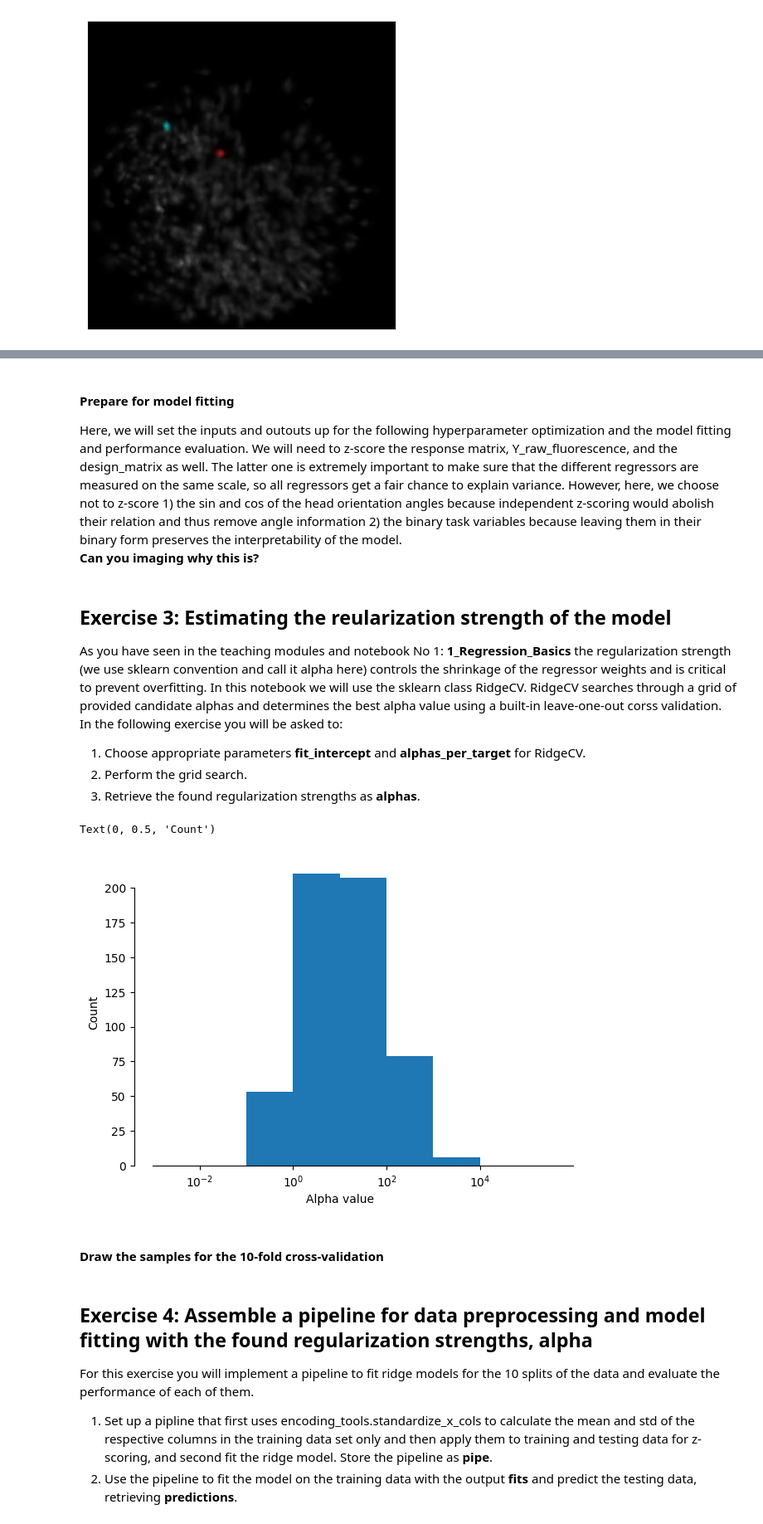
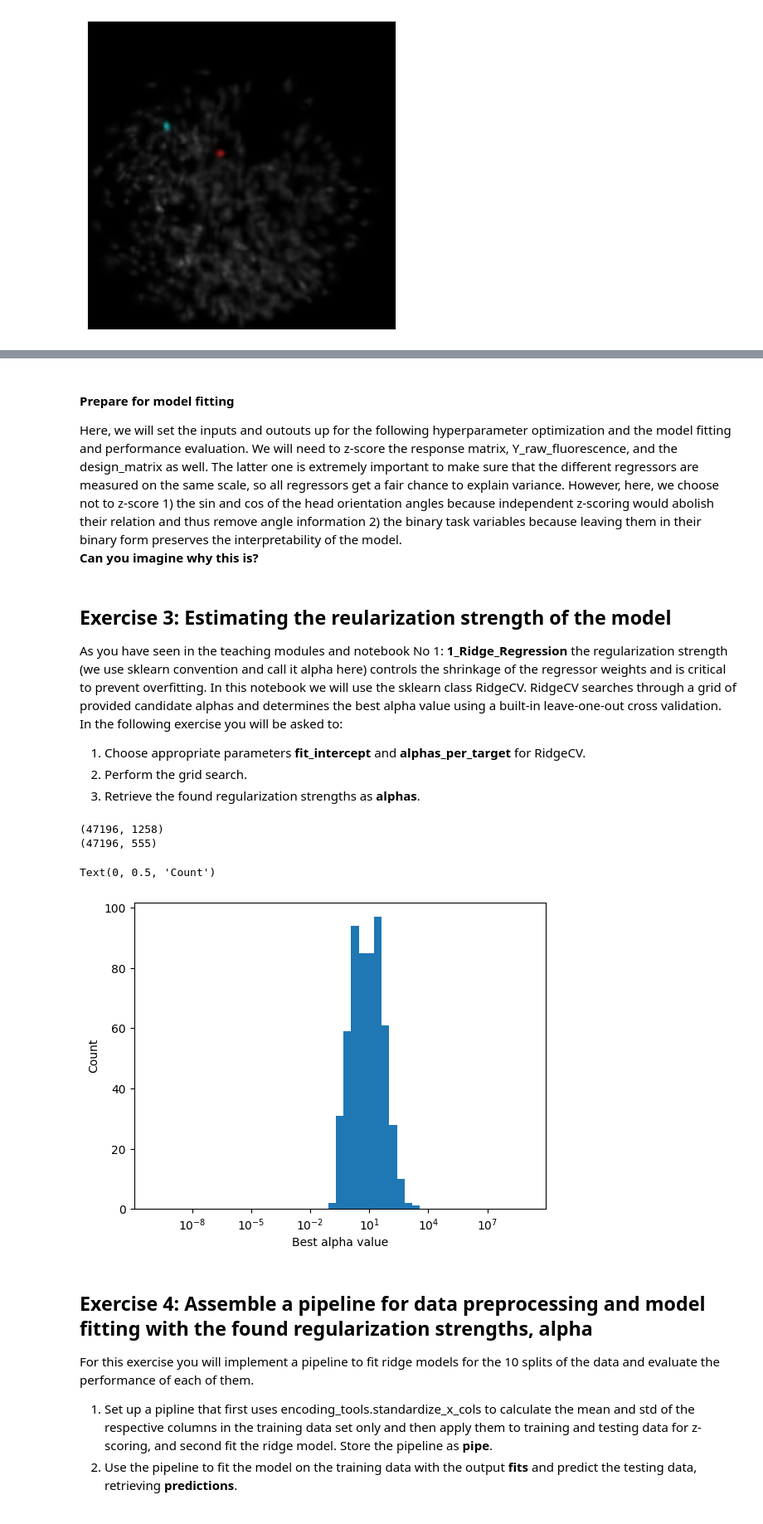
Before and after one commit to churchlandlab/DataSAI_summer_school, a Jupyter notebook: 2_Fitting_Neural_Data.ipynb, the cells around one changed output, grey strips where cells are left out. Shown: that part at 83% size. Cells and saved outputs as stored; diff of their text form; code cells hidden in the pictures.

```diff
--- a/2_Fitting_Neural_Data.ipynb
+++ b/2_Fitting_Neural_Data.ipynb
@@ -252,7 +279,7 @@ At which moment in time are the task variables represented differentially?
 #### Prepare for model fitting
 
 Here, we will set the inputs and outouts up for the following hyperparameter optimization and the model fitting and performance evaluation. We will need to z-score the response matrix, Y_raw_fluorescence, and the design_matrix as well. The latter one is extremely important to make sure that the different regressors are measured on the same scale, so all regressors get a fair chance to explain variance. However, here, we choose not to z-score 1) the sin and cos of the head orientation angles because independent z-scoring would abolish their relation and thus remove angle information 2) the binary task variables because leaving them in their binary form preserves the interpretability of the model. <br>
-<strong>Can you imaging why this is?<strong/>
+<strong>Can you imagine why this is?<strong/>
 # %%
 #z-score the response matrix
 Y = zscore(Y_raw_fluorescence)
@@ -265,23 +292,29 @@ X = scaler_obj.transform(design_matrix)
 # %% [markdown]
 ## Exercise 3: Estimating the reularization strength of the model
 
-As you have seen in the teaching modules and notebook No 1: <strong>1_Regression_Basics</strong> the regularization strength (we use sklearn convention and call it alpha here) controls the shrinkage of the regressor weights and is critical to prevent overfitting. In this notebook we will use the sklearn class RidgeCV. RidgeCV searches through a grid of provided candidate alphas and determines the best alpha value using a built-in leave-one-out corss validation. <br>
+As you have seen in the teaching modules and notebook No 1: <strong>1_Ridge_Regression</strong> the regularization strength (we use sklearn convention and call it alpha here) controls the shrinkage of the regressor weights and is critical to prevent overfitting. In this notebook we will use the sklearn class RidgeCV. RidgeCV searches through a grid of provided candidate alphas and determines the best alpha value using a built-in leave-one-out cross validation. <br>
 In the following exercise you will be asked to:
 <ol>
     <li> Choose appropriate parameters <strong>fit_intercept</strong> and <strong>alphas_per_target</strong> for RidgeCV.</li>
     <li> Perform the grid search.</li>
     <li> Retrieve the found regularization strengths as <strong>alphas</strong>.</li>
 </ol>
+# %%
+print(X.shape)
+print(Y.shape)
+# %% [output]
+(47196, 1258)
+(47196, 555)
 # %%
 #Define an exponentially growing search grid here
-test_range = test_range = 10**np.linspace(-3,5,9) #Get search values for alpha on log scale
+test_range = 10**np.linspace(-10,9,50) #Get search values for alpha on log scale
 
 # 1. Define the RidgeCV paramters fit_intercept and alphas_per_target and explain why you chose them
 
 # TODO: Insert your code and explanations here
 
 ##########################-----Solution----############3
-fit_intercept = False #The model contains an intercept term already, the time regressor!
+fit_intercept = False # because we already mean centered the data
 alpha_per_target = True #Allow every neuron to be regularized individualy for better model performance
 ####################################################################################
 
@@ -290,7 +323,13 @@ alpha_per_target = True #Allow every neuron to be regularized individualy for be
 # TODO: Insert your code here
 
 #########-------------Solution----------###############################################################
-ridge_grid_search = RidgeCV(alphas = test_range, fit_intercept = fit_intercept, alpha_per_target = alpha_per_target, cv=None, scoring='r2').fit(X,Y)
+ridge_grid_search = RidgeCV(alphas=test_range,
+                            fit_intercept=fit_intercept,
+                            alpha_per_target=alpha_per_target,
+                            cv=None,
+                            scoring='r2',
+                            store_cv_values=True)
+ridge_grid_search.fit(X,Y)
 #######################################################################################################
 
 # 3. Retrieve alpha values
@@ -298,20 +337,5 @@ ridge_grid_search = RidgeCV(alphas = test_range, fit_intercept = fit_intercept,
 # TODO: Insert your code here
 ####################--------Solution---------##################
 alphas = ridge_grid_search.alpha_
+r2_scores = np.mean(ridge_grid_search.cv_values_, axis=(0,1))
 #######################################################
-
-#Plot histogram of the alpha values
-ax = plt.figure().add_subplot(111)
-ax.hist(alphas, bins = test_range)
-ax.set_xscale('log')
-ax.spines['top'].set_visible(False)
-ax.spines['right'].set_visible(False)
-ax.spines['left'].set_bounds([0,200])
-ax.spines['bottom'].set_bounds([10**-3, 10**6])
-ax.set_xlabel('Alpha value')
-ax.set_ylabel('Count')
-# %% [output]
-Text(0, 0.5, 'Count')
-[figure, removed]
-# %% [markdown]
-#### Draw the samples for the 10-fold cross-validation
@@ -328,3 +342,13 @@ for draw_num in range(k_folds):
+# %%
+#Plot histogram of the best alpha values for the all of the neurons
+fig,ax = plt.subplots()
+ax.hist(alphas, bins=test_range)
+ax.set_xscale('log')
+ax.set_xlabel('Best alpha value')
+ax.set_ylabel('Count')
+# %% [output]
+Text(0, 0.5, 'Count')
+[figure, added]
 # %% [markdown]
 ## Exercise 4: Assemble a pipeline for data preprocessing and model fitting with the found regularization strengths, alpha
 
```
Also changed, not shown: parts of 10 cells of this notebook.
